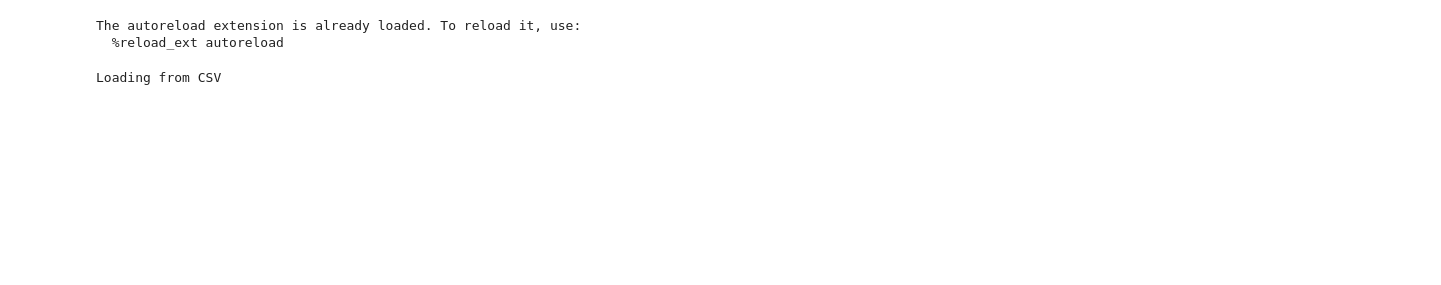
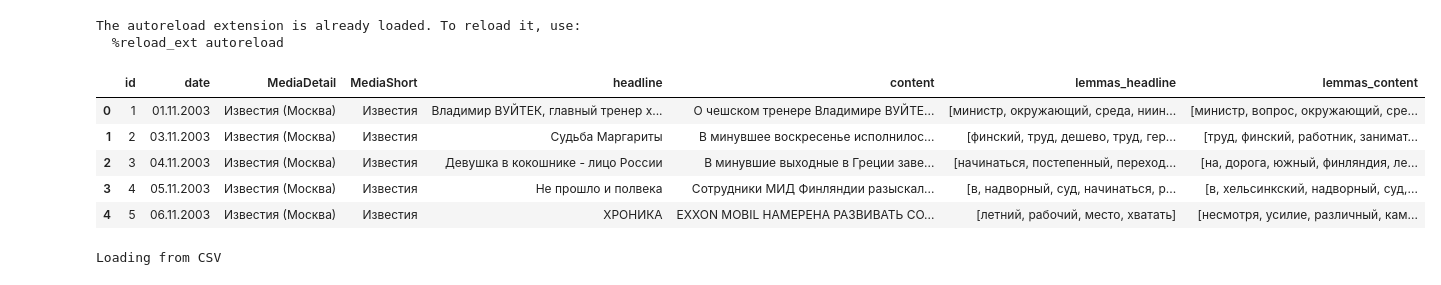
Before and after one commit to dhh18/finland_russia, a Jupyter notebook: Integrum - Processing.ipynb, the cells around one changed output. Drawn from its saved outputs; the diff is of its cells as text; code cells hidden in the pictures; blank space fills up the shorter version.

```diff
--- a/Integrum - Processing.ipynb
+++ b/Integrum - Processing.ipynb
@@ -28,6 +34,17 @@ def import_integrum():
 #data = import_integrum()
 
 #data.to_csv('/var/www/html/work/compressed/data/russia_finland/processed/integrum_processed.csv', index = False)
+#lemmas = pd.read_csv('data/processed/integrum_lemmas.csv', converters = {'lemmas_content' : eval, 'lemmas_headline':eval})
+data = pd.concat([data, lemmas], axis = 1)
+# %%
+data.iloc[:5]
+# %% [output]
+|  | id | date | MediaDetail | MediaShort | headline | content | lemmas_headline | lemmas_content |
+| 0 | 1 | 01.11.2003 | Известия (Москва) | Известия | Владимир ВУЙТЕК, главный тренер х... | О чешском тренере Владимире ВУЙТЕ... | [министр, окружающий, среда, ниин... | [министр, вопрос, окружающий, сре... |
+| 1 | 2 | 03.11.2003 | Известия (Москва) | Известия | Судьба Маргариты | В минувшее воскресенье исполнилос... | [финский, труд, дешево, труд, гер... | [труд, финский, работник, занимат... |
+| 2 | 3 | 04.11.2003 | Известия (Москва) | Известия | Девушка в кокошнике - лицо России | В минувшие выходные в Греции заве... | [начинаться, постепенный, переход... | [на, дорога, южный, финляндия, ле... |
+| 3 | 4 | 05.11.2003 | Известия (Москва) | Известия | Не прошло и полвека | Сотрудники МИД Финляндии разыскал... | [в, надворный, суд, начинаться, р... | [в, хельсинкский, надворный, суд,... |
+| 4 | 5 | 06.11.2003 | Известия (Москва) | Известия | ХРОНИКА | EXXON MOBIL НАМЕРЕНА РАЗВИВАТЬ СО... | [летний, рабочий, место, хватать] | [несмотря, усилие, различный, кам... |
 # %%
 mod = False
 data = None
```
Also changed, not shown: parts of 28 cells of this notebook, 13 other files.
